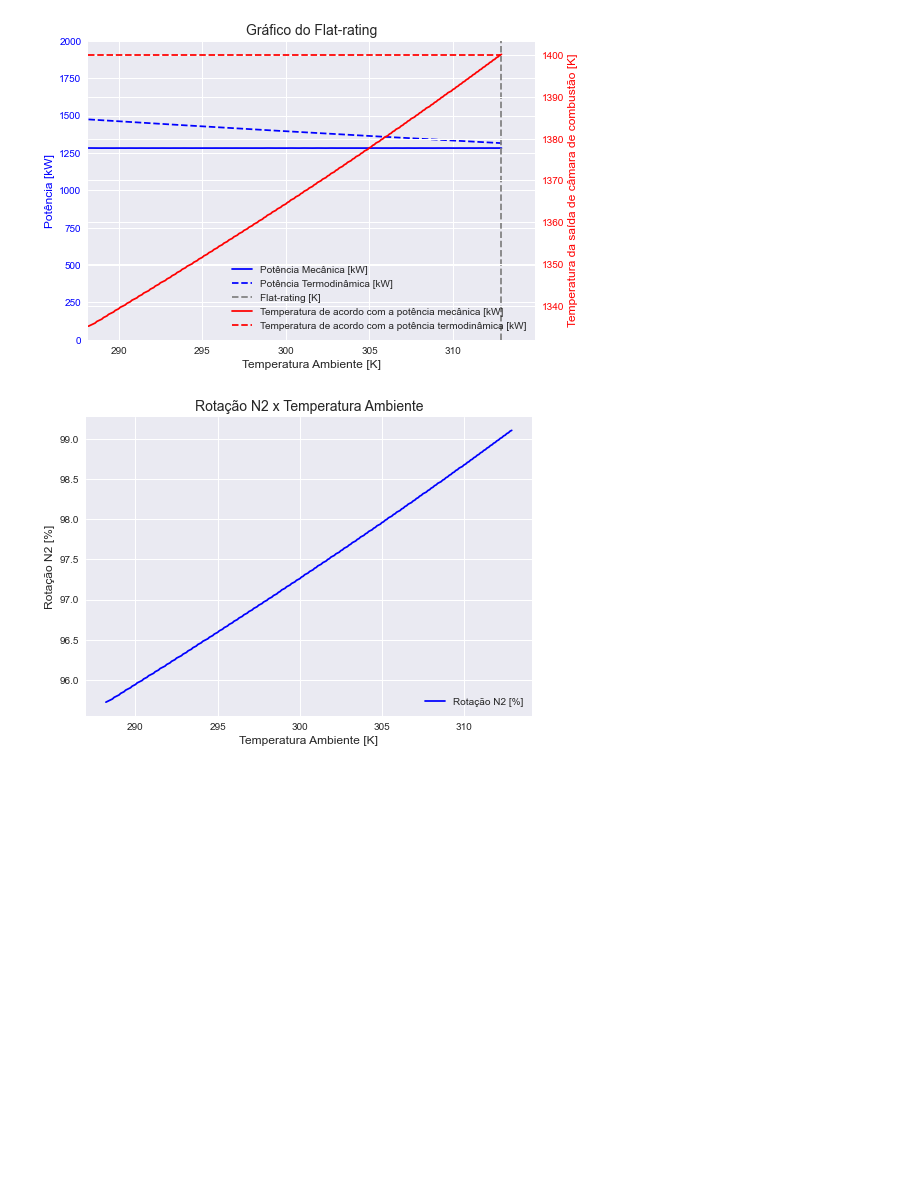
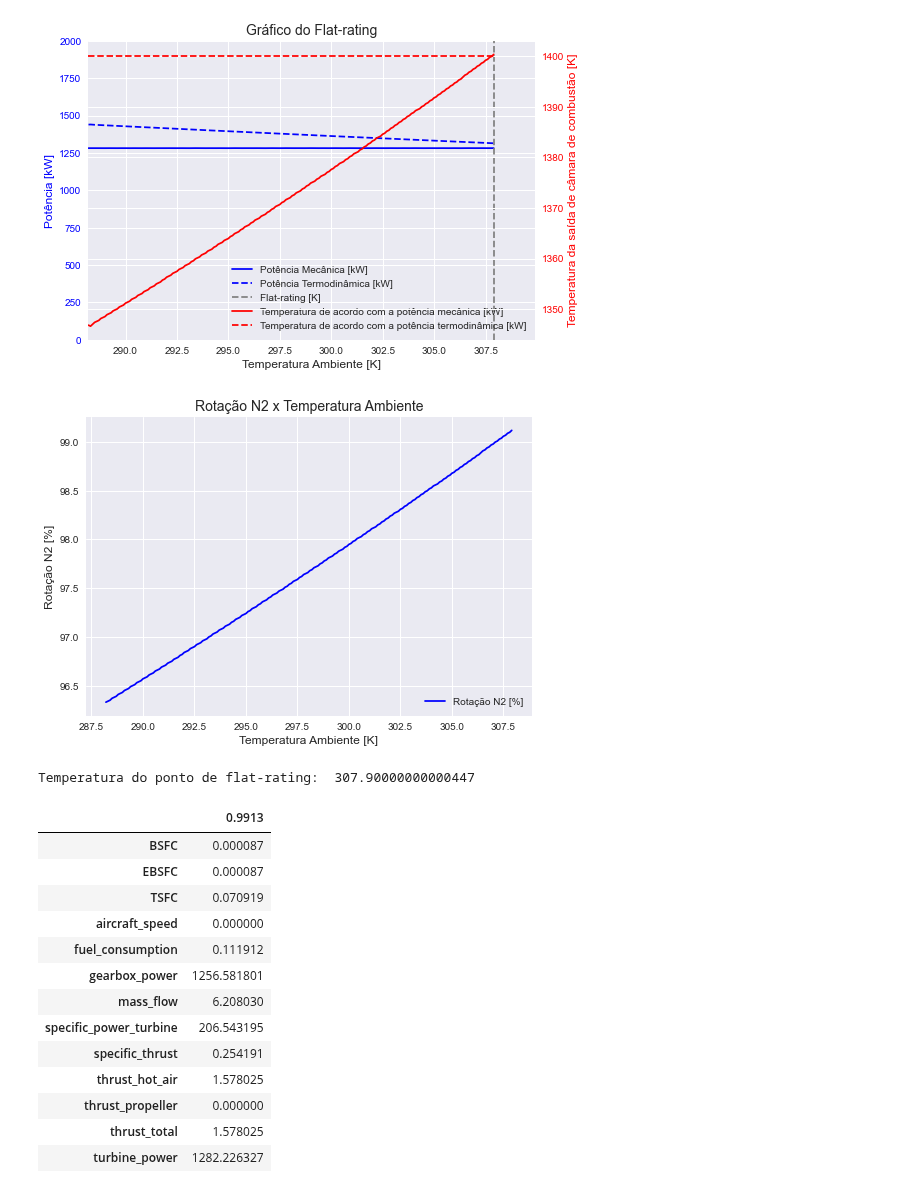
Before and after one commit to jonasdegrave/gas-turbine, a Jupyter notebook: questao4b.ipynb, the cells around one changed output. Saved outputs shown, nothing was run; the diff lists cells and outputs as text; code cells hidden in the pictures; blank space fills up the shorter version.

```diff
--- a/questao4b.ipynb
+++ b/questao4b.ipynb
@@ -40,14 +40,14 @@ values = {
     'cp_tls': 1.160,
     'cp_tl': 1.110,
     'r': 288.3,
-    'pr_tl': 2.4060,
+    'pr_tl': 2.3528,
     'gearbox_power_ratio': 0.98,
     'propeller_efficiency': 0.85,
     }
 
-values['pr_tl'] = 2.4060     # Value found in 4a for Ta = 288.2K, N2 = 1, T04 = 1400K
-T04_target = 1400           # Temperature T04 of operation
-N2 = 0.9572                 # Value found in 4a for Ta = 288.2K
+values['pr_tl'] = 2.3528    # Value found in 4a for Ta = 288.2K, N2 = 1, T04 = 1400K
+T04_target = 1400           # Temperature T04 of operation ou 1417.668
+N2 = 0.9633                 # Value found in 4a for Ta = 288.2K
 N2_delta = 0.0001           # Delta N2
 Ta = 288.2                  # Temperature Ta for ISA
 Ta_delta = 0.1              # Delta Ta
@@ -68,6 +68,16 @@ mecanic_power = []
 thermodynamic_power = []
 T04_op = []
 
+target = ['t04', 'BSFC', 't05', 'fuel_consumption', 'turbine_power']
+target_op = ['t04', 'turbine_power']
+
+values['ta'] = Ta
+turboprop = mf.TurboProp(values)
+results = (turboprop.sumarise().append(turboprop.sumarise_results()).loc[target])
+results_op = (turboprop.sumarise().append(turboprop.sumarise_results()).loc[target_op])
+
+index = 0
+
 while not found_flat_rating:
     found_N2_to_Ta = False
     values['ta'] = Ta
@@ -75,44 +85,37 @@ while not found_flat_rating:
 
     # Get result for Ta when N2 = 100%
     turboprop.set_n2(1)
-    performance_results_op = turboprop.sumarise_results()
-    thermodynamic_results_op = turboprop.sumarise()
+    results_op[index] = (turboprop.sumarise().append(turboprop.sumarise_results()).loc[target_op])
 
     while not found_N2_to_Ta:
         N2 = N2 + N2_delta
         turboprop.set_n2(N2)
         performance_results = turboprop.sumarise_results()
-        if int(performance_results.loc['turbine_power']) > turbine_power_target:
+        if float(performance_results.loc['turbine_power']) > turbine_power_target:
             found_N2_to_Ta = True
             N2 = N2 - N2_delta
-        elif int(performance_results.loc['turbine_power']) == turbine_power_target:
+        elif float(performance_results.loc['turbine_power']) == turbine_power_target:
             found_N2_to_Ta = True
 
     # Get result for Ta and N2 when mecanic power is 1282kW
     turboprop.set_n2(N2)
-    performance_results = turboprop.sumarise_results()
-    thermodynamic_results = turboprop.sumarise()
-
-    # Get results of Ta
+    results[index] = (turboprop.sumarise().append(turboprop.sumarise_results()).loc[target])
     TAs.append(Ta)
     N2s.append(N2)
-    T04.append(float(thermodynamic_results.loc['t04']))
-    BSFC.append(float(performance_results.loc['BSFC']))
-    TET.append(float(thermodynamic_results.loc['t05']))
-    fuel_consumption.append(float(performance_results.loc['fuel_consumption']))
-    mecanic_power.append(float(performance_results.loc['turbine_power']))
-    thermodynamic_power.append(float(performance_results_op.loc['turbine_power']))
-    T04_op.append(float(thermodynamic_results.loc['t04']))
 
     # When T04 calculated is equal to 1400K, so is flat rating
-    if int(thermodynamic_results.loc['t04']) >= T04_target:
+    if float(results[index].loc['t04']) >= T04_target:
         found_flat_rating = True
     else:
         Ta = Ta +Ta_delta # Update Ta
 
+    # Update index of results
+    index = index +1
+
+results = results.loc[target]
+results_op = results_op.loc[target_op]
+
 # Plot informations
-
-
 '''
     Flat-rating Graph
 '''
@@ -121,8 +124,8 @@ fig,ax = plt.subplots()
 # set title
 plt.title("Gráfico do Flat-rating",fontsize=14)
 # make a plot
-plot1, = ax.plot(TAs, mecanic_power, color="blue", label='Potência Mecânica [kW]')
-plot2, = ax.plot(TAs, thermodynamic_power, 'b--', label='Potência Termodinâmica [kW]')
+plot1, = ax.plot(TAs, results.iloc[4], color="blue", label='Potência Mecânica [kW]')
+plot2, = ax.plot(TAs, results_op.iloc[1], 'b--', label='Potência Termodinâmica [kW]')
 plot3 = ax.vlines(x = max(TAs), ymin= 0, ymax= 2000, color ='gray', linestyle='--', label='Flat-rating [K]')
 # set x-axis label
 ax.set_xlabel("Temperatura Ambiente [K]",fontsize=12)
@@ -139,7 +142,7 @@ ax.set_xlim(min(TAs),max(TAs)+2)
 # twin object for two different y-axis on the sample plot
 ax2=ax.twinx()
 # make a plot with different y-axis using second axis object
-plot4, = ax2.plot(TAs, T04, color="red", label='Temperatura de acordo com a potência mecânica [kW]')
+plot4, = ax2.plot(TAs,  results.iloc[0], color="red", label='Temperatura de acordo com a potência mecânica [kW]')
 plot5 = ax2.hlines(y = T04_target, xmin= min(TAs), xmax= max(TAs), color ='red', linestyle='--', label='Temperatura de acordo com a potência termodinâmica [kW]')
 
 # set y-axis label
@@ -158,35 +161,54 @@ fig.savefig('images/questao4/flat_rating.jpg',
             format='jpeg',
             dpi=100,
             bbox_inches='tight')
 
 
 '''
     N2 x Temperatura Ambiente Graph
 '''
 # create figure and axis objects with subplots()
 fig2,ax = plt.subplots()
 # set title
 plt.title("Rotação N2 x Temperatura Ambiente",fontsize=14)
 # make a plot
 ax.plot(TAs, [x * 100 for x in N2s] , color="blue", label='Rotação N2 [%]')
 # set x-axis label
 ax.set_xlabel("Temperatura Ambiente [K]",fontsize=12)
 # set y-axis label
 ax.set_ylabel("Rotação N2 [%]",fontsize=12)
 # Add legends
 ax.legend(loc='lower right')
 
 # Show plot
 plt.show()
 
 # save the plot as a file
 fig2.savefig('images/questao4/rotacao_tempAmb.jpg',
             format='jpeg',
             dpi=100,
             bbox_inches='tight')
+
+print("Temperatura do ponto de flat-rating: ", max(TAs))
+
+performance_results
 # %% [output]
-[figure, old version]
+[figure, new version]
-[figure, old version]
+[figure, new version]
+Temperatura do ponto de flat-rating:  307.90000000000447
+|  | 0.9913 |
+| BSFC | 0.000087 |
+| EBSFC | 0.000087 |
+| TSFC | 0.070919 |
+| aircraft_speed | 0.000000 |
+| fuel_consumption | 0.111912 |
+| gearbox_power | 1256.581801 |
+| mass_flow | 6.208030 |
+| specific_power_turbine | 206.543195 |
+| specific_thrust | 0.254191 |
+| thrust_hot_air | 1.578025 |
+| thrust_propeller | 0.000000 |
+| thrust_total | 1.578025 |
+| turbine_power | 1282.226327 |
 # %% [markdown]
 Analisando as potências apresentadas no gráfico Flat-rating, percebe-se que a medida que a temperatura ambiente aumenta a potência termodinâmica, que é a potência máxima que o motor consegue fornecer para aquela temperatura ambiente a uma rotação em 100%, diminui. Isso demonstra que o aumento da temperatura ambiente faz com que o motor se torne menos eficiente, entregando menor potência. No entanto, a potência mecânica observada e que é a potência efetiva que o motor entrega é limitada à potência máxima suportada pela caixa de redução.
 
```
Also changed, not shown: parts of 6 cells of this notebook, 8 other files.
